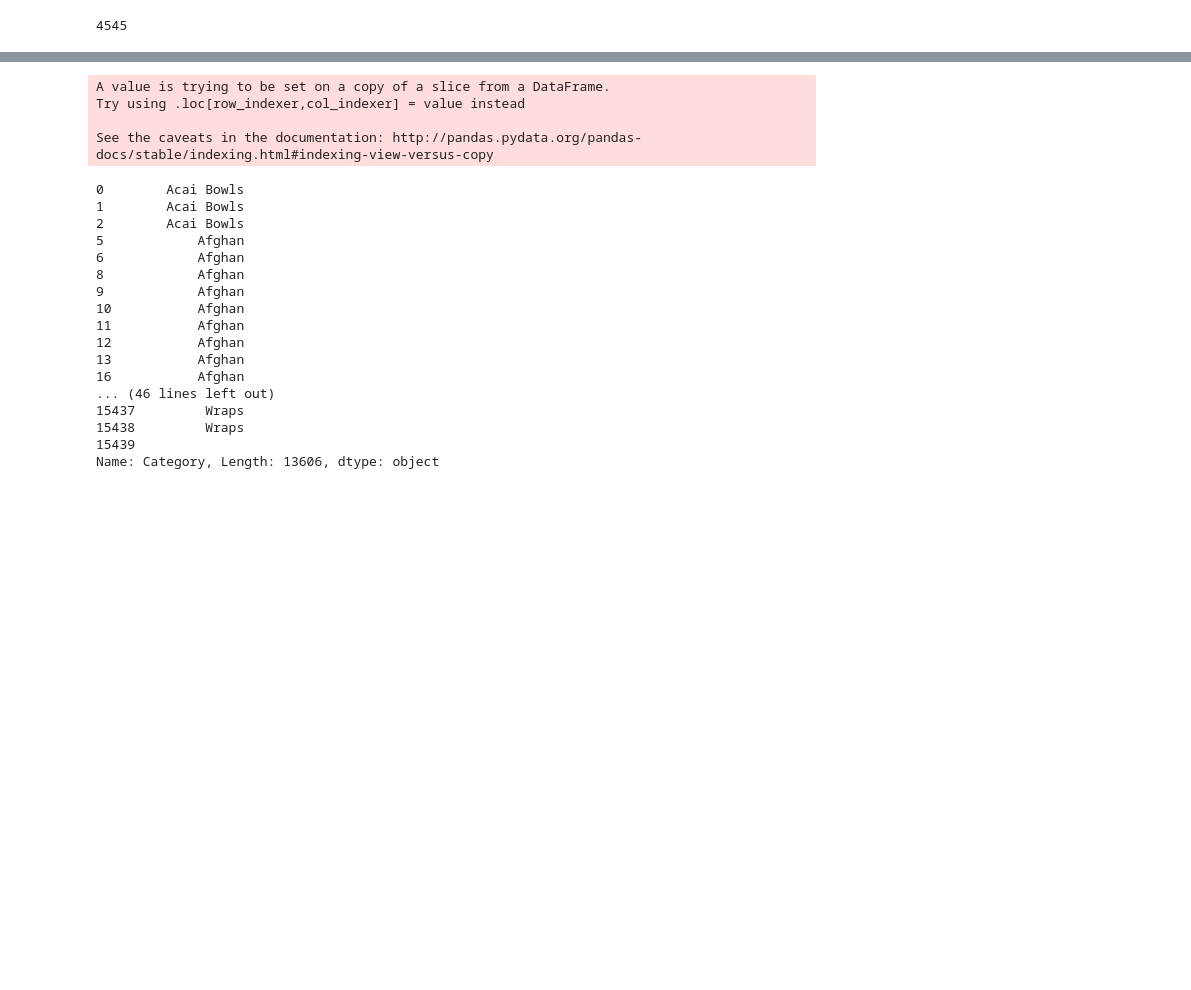
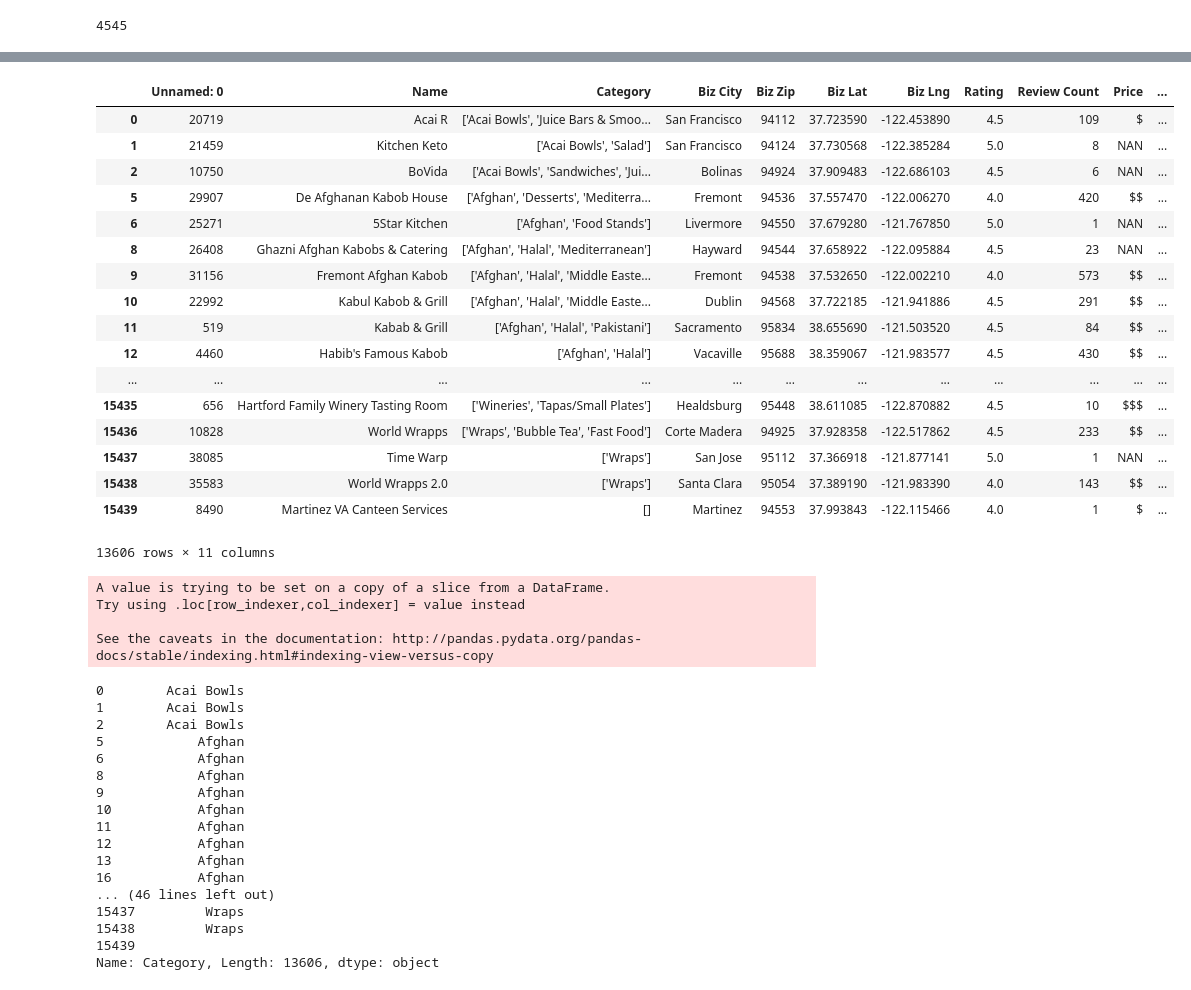
Before and after one commit to lquasem/Project-1, a Jupyter notebook: categories.ipynb, the cells around one changed output, grey strips where cells are left out. Drawn from its saved outputs; the diff is of its cells as text; code cells hidden in the pictures; blank space fills up the shorter version.

```diff
--- a/categories.ipynb
+++ b/categories.ipynb
@@ -12,8 +12,8 @@ import csv
 # The path to our CSV file with dropped Business Name dublicates
 file = "restaurants_clean_1_07082019.csv"
 
-df = pd.read_csv(file)
-df
+original_df = pd.read_csv(file)
+original_df
 # %% [output]
 |  | Unnamed: 0 | Name | Category | Biz City | Biz Zip | Biz Lat | Biz Lng | Rating | Review Count | Price | ... |
 | 0 | 20719 | Acai R | ['Acai Bowls', 'Juice Bars & Smoo... | San Francisco | 94112 | 37.723590 | -122.453890 | 4.5 | 109 | $ | ... |
@@ -35,0 +42,22 @@ df
+# %%
+
+new_col = [df['Category'][row].replace("[", "").replace("]", "").replace("'", "").replace(" ", "") for row in df.index]
+new_list = [category.split(',') for category in new_col]
+#new_stripped_list = [ [i. for i in l] for l in new_list]
+df["Category list"] = new_list
+#for row in df.index:
+#    df["Category list"][row] = [i.strip().rstrip() for i in df["Category list"][row]]
+#for num, l in enumerate(new_list):
+#    for i in l:
+#        new_list[num] = i.strip().rstrip()
+
+
+
+#new_list = [i.strip() for l in new_list for i in l]
+#    print(list_df)
+#replace("[", "").replace("]", "")
+# list_df = df
+# list_df['Category'].map(lambda x: x[0
+#df["Category"] = new_col
+df.head()
+#type(df["Category"][0])
@@ -85,3 +168,24 @@ len(test_df["Category"].unique())
+# %%
+test_df
+# %% [output]
+|  | Unnamed: 0 | Name | Category | Biz City | Biz Zip | Biz Lat | Biz Lng | Rating | Review Count | Price | ... |
+| 0 | 20719 | Acai R | ['Acai Bowls', 'Juice Bars & Smoo... | San Francisco | 94112 | 37.723590 | -122.453890 | 4.5 | 109 | $ | ... |
+| 1 | 21459 | Kitchen Keto | ['Acai Bowls', 'Salad'] | San Francisco | 94124 | 37.730568 | -122.385284 | 5.0 | 8 | NAN | ... |
+| 2 | 10750 | BoVida | ['Acai Bowls', 'Sandwiches', 'Jui... | Bolinas | 94924 | 37.909483 | -122.686103 | 4.5 | 6 | NAN | ... |
+| 5 | 29907 | De Afghanan Kabob House | ['Afghan', 'Desserts', 'Mediterra... | Fremont | 94536 | 37.557470 | -122.006270 | 4.0 | 420 | $$ | ... |
+| 6 | 25271 | 5Star Kitchen | ['Afghan', 'Food Stands'] | Livermore | 94550 | 37.679280 | -121.767850 | 5.0 | 1 | NAN | ... |
+| 8 | 26408 | Ghazni Afghan Kabobs & Catering | ['Afghan', 'Halal', 'Mediterranean'] | Hayward | 94544 | 37.658922 | -122.095884 | 4.5 | 23 | NAN | ... |
+| 9 | 31156 | Fremont Afghan Kabob | ['Afghan', 'Halal', 'Middle Easte... | Fremont | 94538 | 37.532650 | -122.002210 | 4.0 | 573 | $$ | ... |
+| 10 | 22992 | Kabul Kabob & Grill | ['Afghan', 'Halal', 'Middle Easte... | Dublin | 94568 | 37.722185 | -121.941886 | 4.5 | 291 | $$ | ... |
+| 11 | 519 | Kabab & Grill | ['Afghan', 'Halal', 'Pakistani'] | Sacramento | 95834 | 38.655690 | -121.503520 | 4.5 | 84 | $$ | ... |
+| 12 | 4460 | Habib's Famous Kabob | ['Afghan', 'Halal'] | Vacaville | 95688 | 38.359067 | -121.983577 | 4.5 | 430 | $$ | ... |
+| ... | ... | ... | ... | ... | ... | ... | ... | ... | ... | ... | ... |
+| 15435 | 656 | Hartford Family Winery Tasting Room | ['Wineries', 'Tapas/Small Plates'] | Healdsburg | 95448 | 38.611085 | -122.870882 | 4.5 | 10 | $$$ | ... |
+| 15436 | 10828 | World Wrapps | ['Wraps', 'Bubble Tea', 'Fast Food'] | Corte Madera | 94925 | 37.928358 | -122.517862 | 4.5 | 233 | $$ | ... |
+| 15437 | 38085 | Time Warp | ['Wraps'] | San Jose | 95112 | 37.366918 | -121.877141 | 5.0 | 1 | NAN | ... |
+| 15438 | 35583 | World Wrapps 2.0 | ['Wraps'] | Santa Clara | 95054 | 37.389190 | -121.983390 | 4.0 | 143 | $$ | ... |
+| 15439 | 8490 | Martinez VA Canteen Services | [] | Martinez | 94553 | 37.993843 | -122.115466 | 4.0 | 1 | $ | ... |
+13606 rows × 11 columns
 # %%
 temp_df = test_df
 leavecategories = ['American (New)',
```
Also changed, not shown: parts of 7 cells of this notebook.
